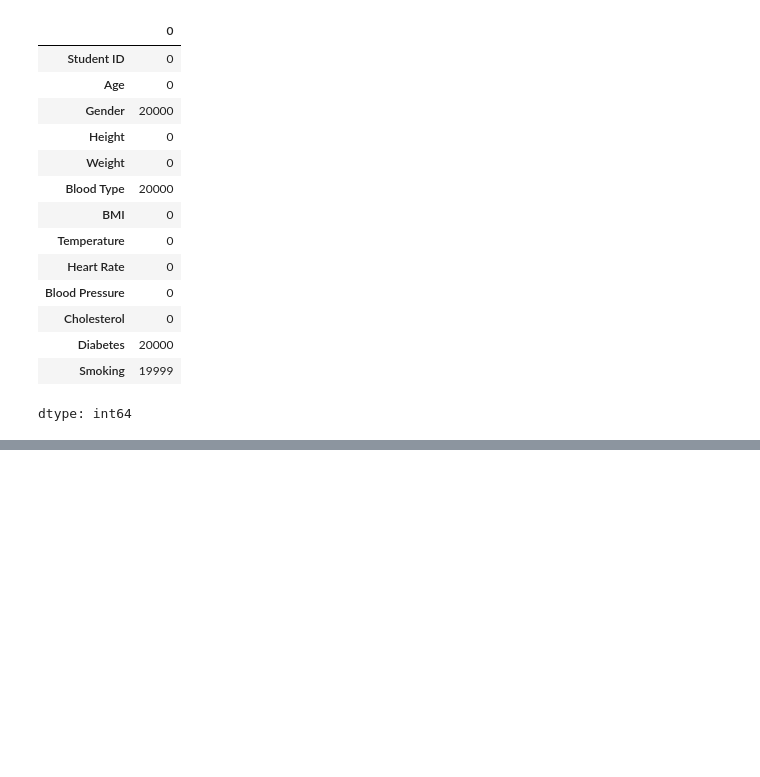
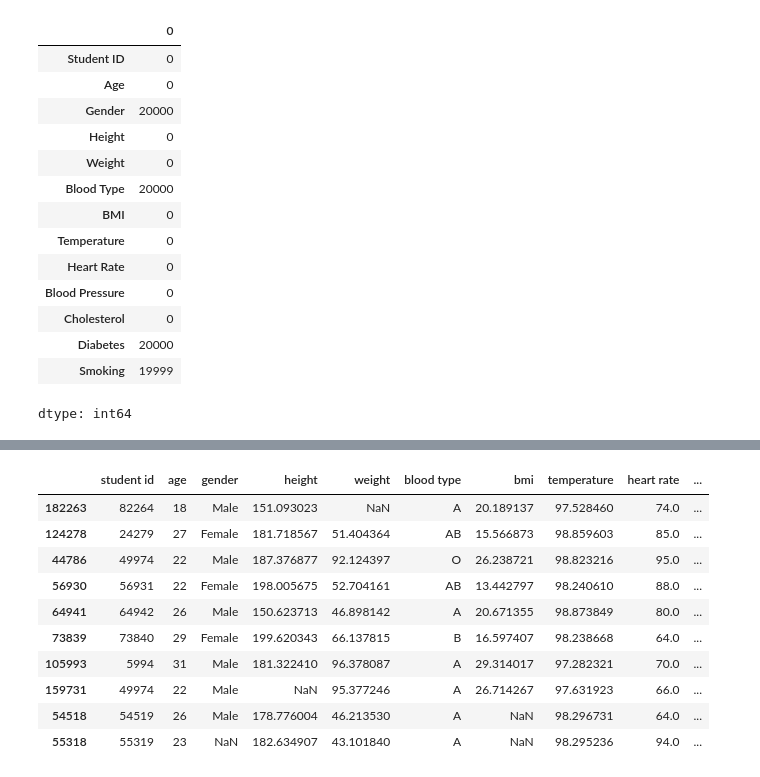
Before and after one commit to eashwardarur/DA, a Jupyter notebook: DAY1.ipynb, the cells around one changed output, grey strips where cells are left out. Drawn from its saved outputs; the diff is of its cells as text; code cells hidden in the pictures; blank space fills up the shorter version.

```diff
--- a/DAY1.ipynb
+++ b/DAY1.ipynb
@@ -248,0 +261,7 @@ dtype: int64
+# %%
+#Fill NaN values with the mean (or 0, or median)
+var["Student ID"] = var["Student ID"].fillna(var["Student ID"].mean())
+#converting dtype of student id to int coz student id cant be in float
+var["Student ID"] = var["Student ID"].astype(int)#astype converts to praticular datatype which is passed in ()
+#to print and check
+print(var["Student ID"].isnull().sum())
@@ -248,0 +295,14 @@ dtype: int64
+# %%
+var.sample(10)
+# %% [output]
+|  | student id | age | gender | height | weight | blood type | bmi | temperature | heart rate | ... |
+| 182263 | 82264 | 18 | Male | 151.093023 | NaN | A | 20.189137 | 97.528460 | 74.0 | ... |
+| 124278 | 24279 | 27 | Female | 181.718567 | 51.404364 | AB | 15.566873 | 98.859603 | 85.0 | ... |
+| 44786 | 49974 | 22 | Male | 187.376877 | 92.124397 | O | 26.238721 | 98.823216 | 95.0 | ... |
+| 56930 | 56931 | 22 | Female | 198.005675 | 52.704161 | AB | 13.442797 | 98.240610 | 88.0 | ... |
+| 64941 | 64942 | 26 | Male | 150.623713 | 46.898142 | A | 20.671355 | 98.873849 | 80.0 | ... |
+| 73839 | 73840 | 29 | Female | 199.620343 | 66.137815 | B | 16.597407 | 98.238668 | 64.0 | ... |
+| 105993 | 5994 | 31 | Male | 181.322410 | 96.378087 | A | 29.314017 | 97.282321 | 70.0 | ... |
+| 159731 | 49974 | 22 | Male | NaN | 95.377246 | A | 26.714267 | 97.631923 | 66.0 | ... |
+| 54518 | 54519 | 26 | Male | 178.776004 | 46.213530 | A | NaN | 98.296731 | 64.0 | ... |
+| 55318 | 55319 | 23 | NaN | 182.634907 | 43.101840 | A | NaN | 98.295236 | 94.0 | ... |
```
Also changed, not shown: parts of 12 cells of this notebook.
